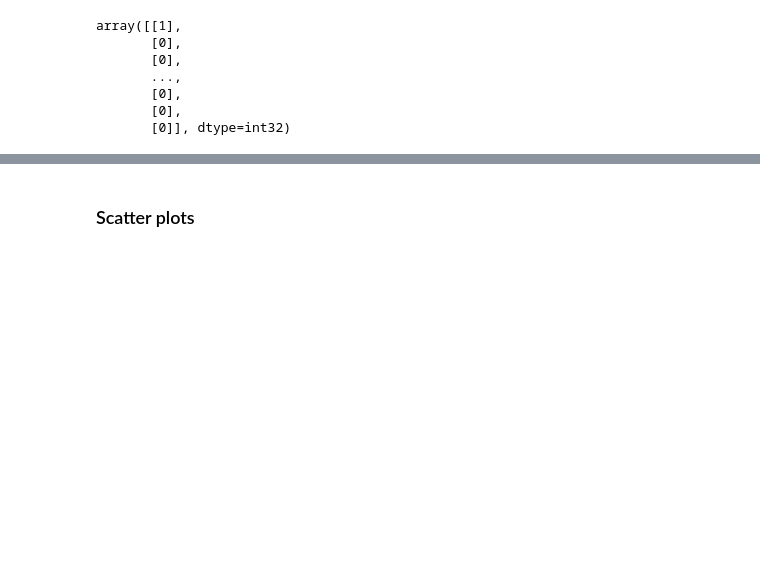
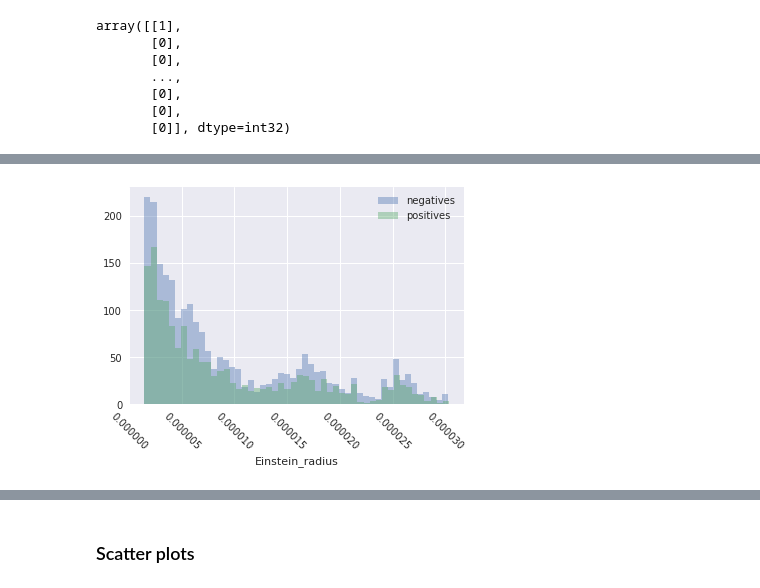
Before and after one commit to agoila/strong-lenses, a Jupyter notebook: Parameter Study.ipynb, the cells around one changed output, grey strips where cells are left out. Saved outputs shown, nothing was run; the diff lists cells and outputs as text; code cells hidden in the pictures; blank space fills up the shorter version.

```diff
--- a/Parameter Study.ipynb
+++ b/Parameter Study.ipynb
@@ -236,0 +171,2 @@ plt.legend(['false negatives', 'true positives']);
+# %%
+negatives = test_params[test_params.is_lens == 0]; positives = test_params[test_params.is_lens == 1]
@@ -236,0 +202,7 @@ plt.legend(['false negatives', 'true positives']);
+# %%
+sns.distplot(negatives.Einstein_radius, kde=False, bins=50)
+sns.distplot(positives.Einstein_radius, kde=False, bins=50)
+plt.legend(['negatives', 'positives'])
+plt.xticks(rotation=-45);
+# %% [output]
+[figure, added]
```
Also changed, not shown: parts of 79 cells of this notebook.
